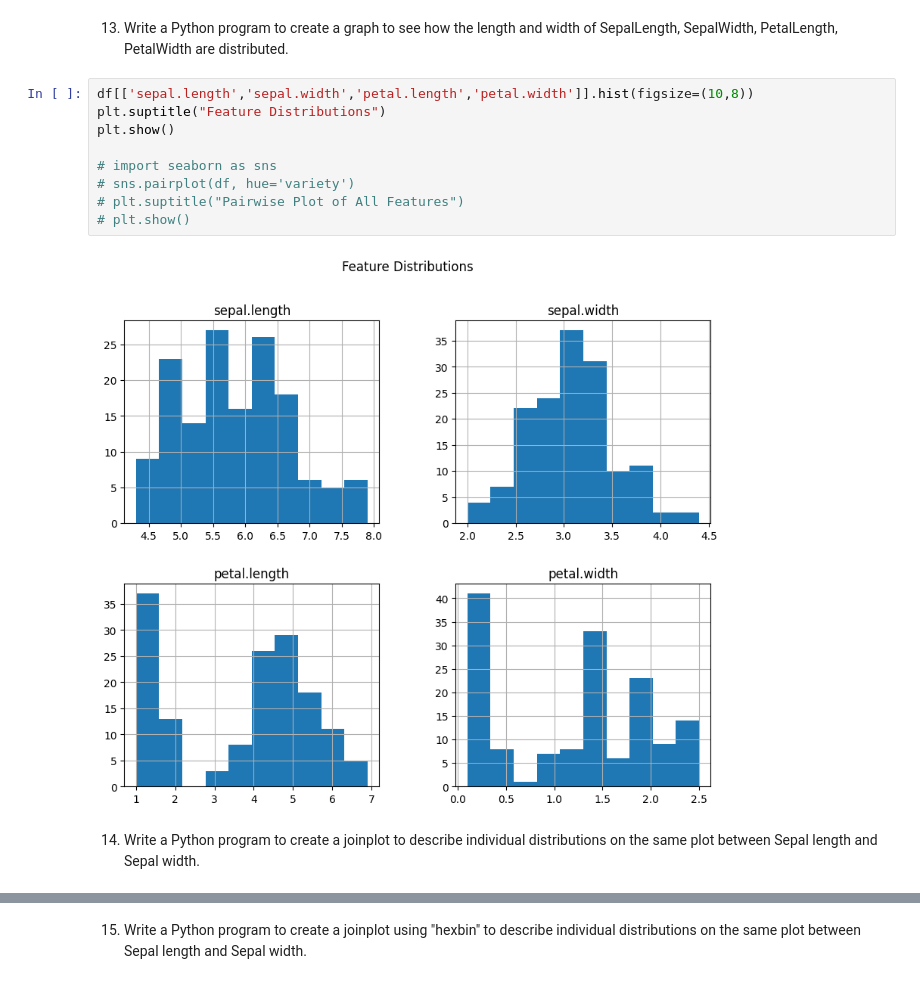
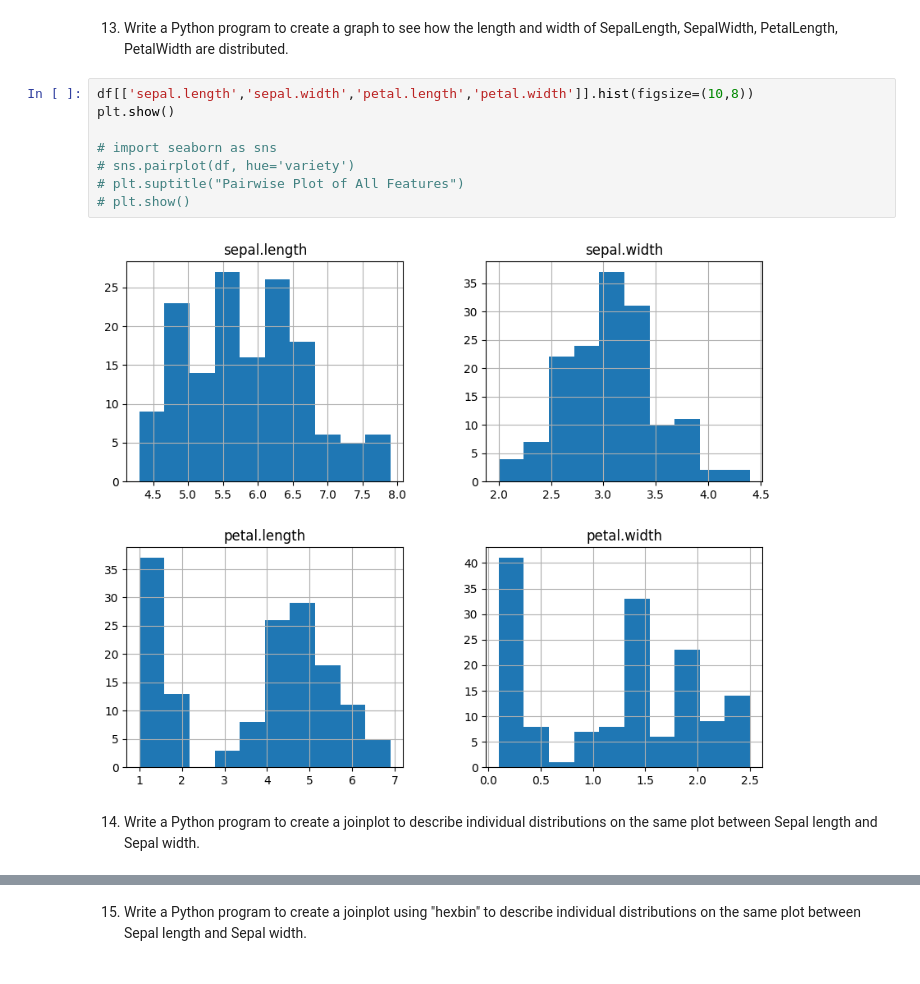
Before and after one commit to vedith12/ML-tasks, a Jupyter notebook: ML_basics.ipynb, the cells around one changed output, grey strips where cells are left out. Saved outputs shown, nothing was run; the diff lists cells and outputs as text.

```diff
--- a/ML_basics.ipynb
+++ b/ML_basics.ipynb
@@ -309,15 +309,13 @@ plt.show()
 SepalLength, SepalWidth, PetalLength, PetalWidth are distributed.
 # %%
 df[['sepal.length','sepal.width','petal.length','petal.width']].hist(figsize=(10,8))
-plt.suptitle("Feature Distributions")
 plt.show()
 
 # import seaborn as sns
 # sns.pairplot(df, hue='variety')
 # plt.suptitle("Pairwise Plot of All Features")
 # plt.show()
 # %% [output]
-[figure, old version]
+[figure, new version]
 # %% [markdown]
-14. Write a Python program to create a joinplot to describe individual distributions on the
-same plot between Sepal length and Sepal width.
+14. Write a Python program to create a joinplot to describe individual distributions on the same plot between Sepal length and Sepal width.
```
Also changed, not shown: parts of 3 cells of this notebook.
